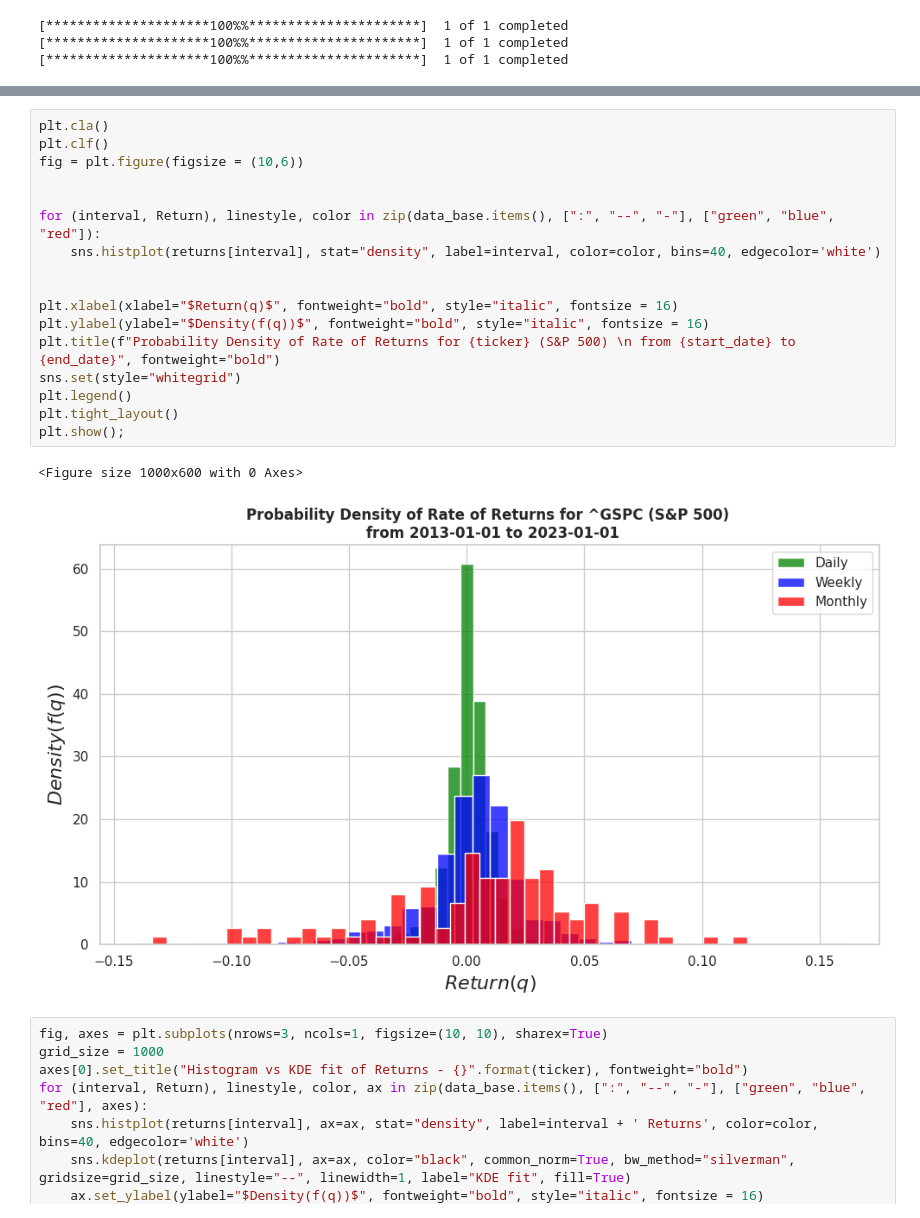
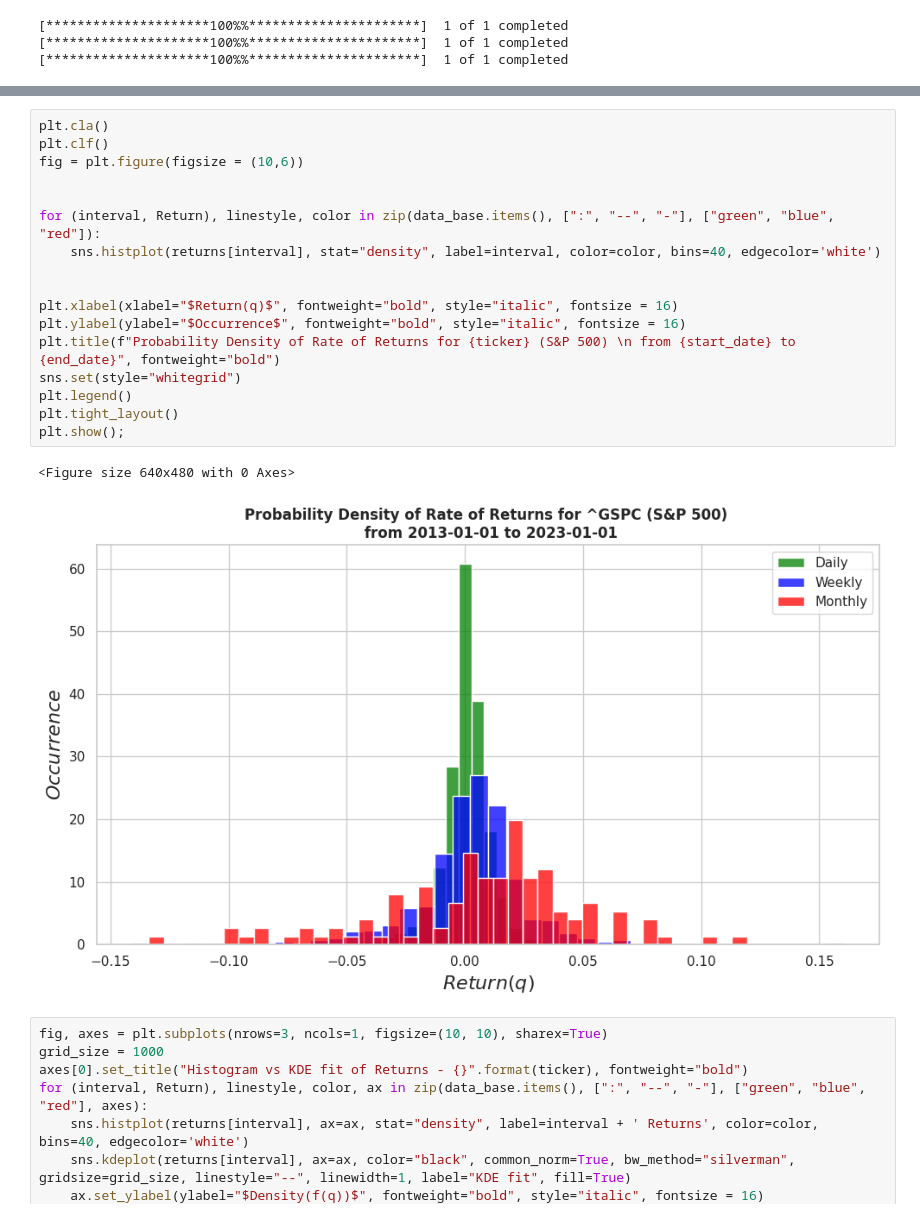
Before and after one commit to amirgholizad/tails_of_distributions, a Jupyter notebook: moving_distributions.ipynb, the cells around one changed output, grey strips where cells are left out. Cells and saved outputs as stored; diff of their text form.

```diff
--- a/moving_distributions.ipynb
+++ b/moving_distributions.ipynb
@@ -93,23 +93,23 @@ returns
 # %%
 plt.cla()
 plt.clf()
 fig = plt.figure(figsize = (10,6))
 
 
 for (interval, Return), linestyle, color in zip(data_base.items(), [":", "--", "-"], ["green", "blue", "red"]):
     sns.histplot(returns[interval], stat="density", label=interval, color=color, bins=40, edgecolor='white')
 
 
 plt.xlabel(xlabel="$Return(q)$", fontweight="bold", style="italic", fontsize = 16)
-plt.ylabel(ylabel="$Density(f(q))$", fontweight="bold", style="italic", fontsize = 16)
+plt.ylabel(ylabel="$Occurrence$", fontweight="bold", style="italic", fontsize = 16)
 plt.title(f"Probability Density of Rate of Returns for {ticker} (S&P 500) \n from {start_date} to {end_date}", fontweight="bold")
 sns.set(style="whitegrid")
 plt.legend()
 plt.tight_layout()
 plt.show();
 # %% [output]
-<Figure size 1000x600 with 0 Axes>
+<Figure size 640x480 with 0 Axes>
-[figure, old version]
+[figure, new version]
 # %%
 fig, axes = plt.subplots(nrows=3, ncols=1, figsize=(10, 10), sharex=True)
 grid_size = 1000
```
Also changed, not shown: parts of 2 cells of this notebook, 1 other file.
